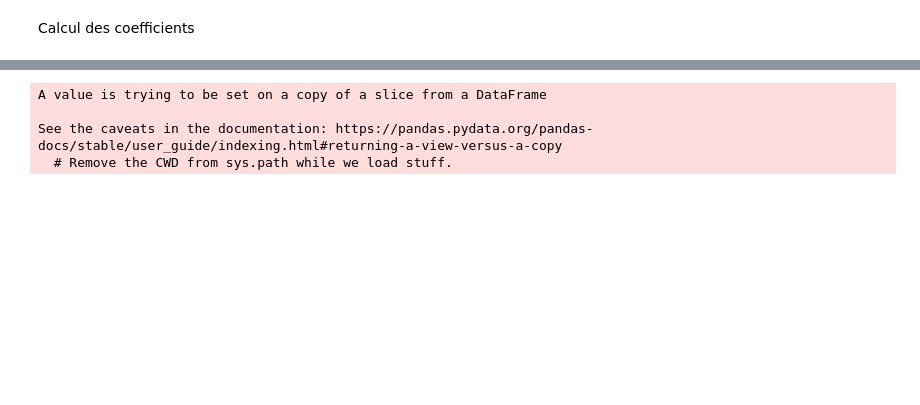
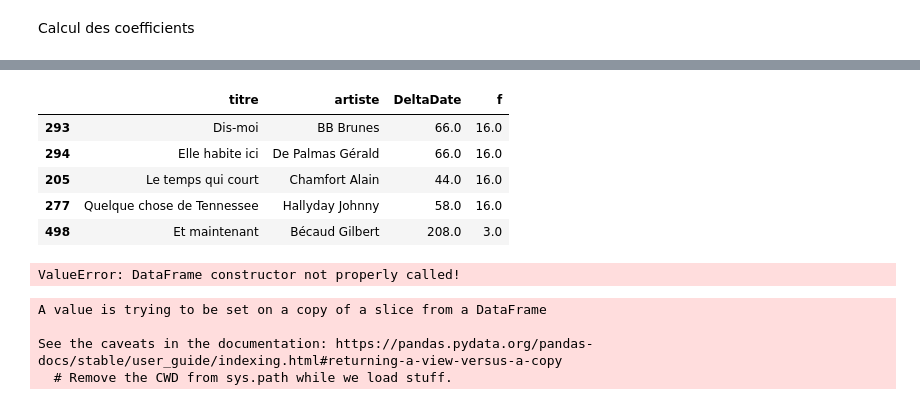
Before and after one commit to ThomasCosyn/code, a Jupyter notebook: ML/prediction.ipynb, the cells around one changed output, grey strips where cells are left out. Drawn from its saved outputs; the diff is of its cells as text; code cells hidden in the pictures; blank space fills up the shorter version.

```diff
--- a/ML/prediction.ipynb
+++ b/ML/prediction.ipynb
@@ -104,3 +118,23 @@ See the caveats in the documentation: https://pandas.pydata.org/pandas-docs/stab
+# %%
+df = df.sort_values(by='DeltaDate')
+# pd.merge_asof(df, vH, left_on = 'DeltaDate', right_on = 'classes', direction='backward')[['titre', 'artiste', 'DeltaDate', 'classes', 'hauteurs']].sample(5)
+df = pd.merge_asof(df, vH, left_on = 'DeltaDate', right_on = 'classes', direction='backward')
+df['f'] = df['hauteurs']
+df = df.drop(columns=['classes', 'hauteurs'])
+df['f'].fillna(0)
+df[['titre', 'artiste', 'DeltaDate', 'f']].sample(5)
+# %% [output]
+|  | titre | artiste | DeltaDate | f |
+| 293 | Dis-moi | BB Brunes | 66.0 | 16.0 |
+| 294 | Elle habite ici | De Palmas Gérald | 66.0 | 16.0 |
+| 205 | Le temps qui court | Chamfort Alain | 44.0 | 16.0 |
+| 277 | Quelque chose de Tennessee | Hallyday Johnny | 58.0 | 16.0 |
+| 498 | Et maintenant | Bécaud Gilbert | 208.0 | 3.0 |
+# %%
+df = util.scoreHisto(df, 'f', valeursHistoMCDPmoy, 'DeltaDate')
+df
+# %% [output]
+ValueError: DataFrame constructor not properly called!
 # %%
 taille = df.shape[0]
 nb_classes = len(valeursHistoMCDP['classes'])
```
Also changed, not shown: parts of 14 cells of this notebook, 5 other files.
